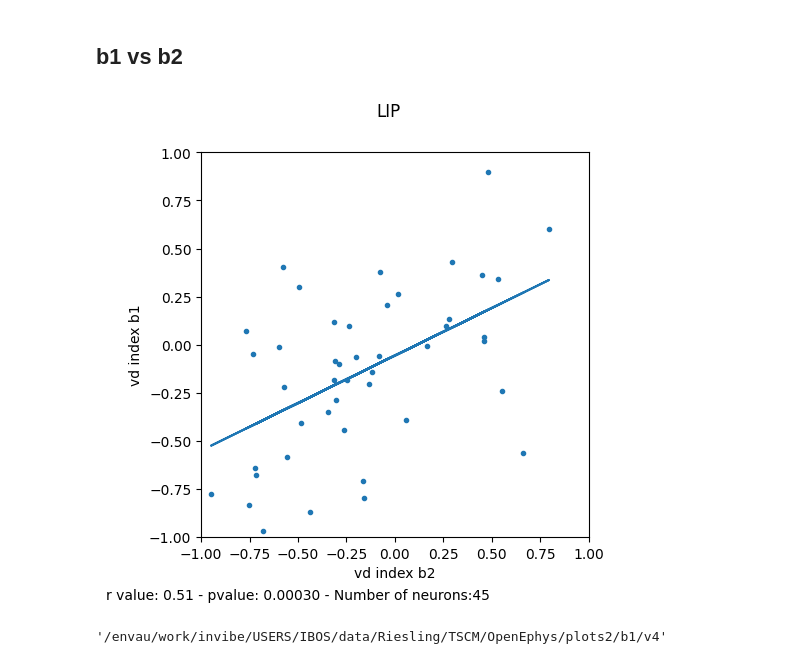
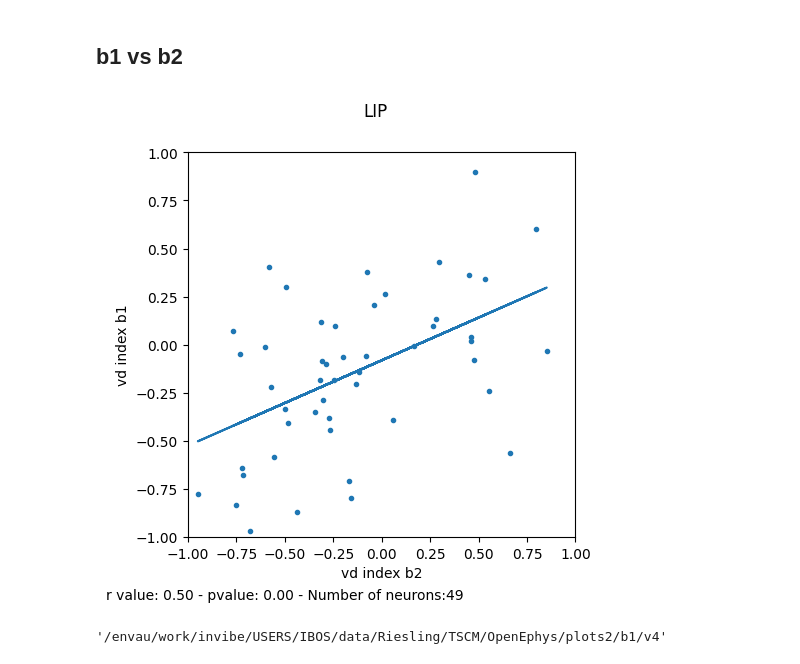
Before and after one commit to Ibos-lab/EphysVibe, a Jupyter notebook: examples/rf_stats.ipynb, the cells around one changed output. Saved outputs shown, nothing was run; the diff lists cells and outputs as text; code cells hidden in the pictures.

```diff
--- a/examples/rf_stats.ipynb
+++ b/examples/rf_stats.ipynb
@@ -142,24 +122,25 @@ Number of neurons:118
 # %% [markdown]
 ## b1 vs b2
 # %%
-x = rf_depth[["array_position",'neuron_type',"vm_index_frmax",'vm_index','date','i_neuron']].drop_duplicates()#,"clusters_ch"
+
+x = rf_depth_merge[["array_position",'neuron_type',"vm_index_frmax",'vm_index','date','i_neuron']].drop_duplicates()#,"clusters_ch"
 #x = x[x["vm_index"]<0.3]
 lin_reg = stats.linregress(x=x["vm_index_frmax"],y=x["vm_index"])
 line = lin_reg.intercept + lin_reg.slope * x["vm_index_frmax"].values
 fig,ax = plt.subplots(figsize=(5,5))
 ax.scatter(x["vm_index_frmax"],x["vm_index"],marker='.')
 ax.plot(x["vm_index_frmax"].values,line)
 ax.set_xlim(-1,1)
 ax.set_ylim(-1,1)
 ax.set_xlabel('vd index b2')
 ax.set_ylabel('vd index b1')
 fig.suptitle("LIP")
 ax.text(x=-0.5,y=-1.3,s="r value: %.2f - pvalue: %.2f - Number of neurons:%d"%(lin_reg.rvalue,lin_reg.pvalue,len(x)),horizontalalignment="center",verticalalignment="center")
 
 
 plt.show()
 # %% [output]
-[figure, old version]
+[figure, new version]
 # %%
 # fig.savefig("/envau/work/invibe/USERS/IBOS/data/Riesling/TSCM/OpenEphys/plots2/detect_rf/new_vd_idx_corr/lip_vd_idx_corr2",format='jpg',bbox_inches="tight")
 # %%
```
Also changed, not shown: parts of 1 cell of this notebook.
